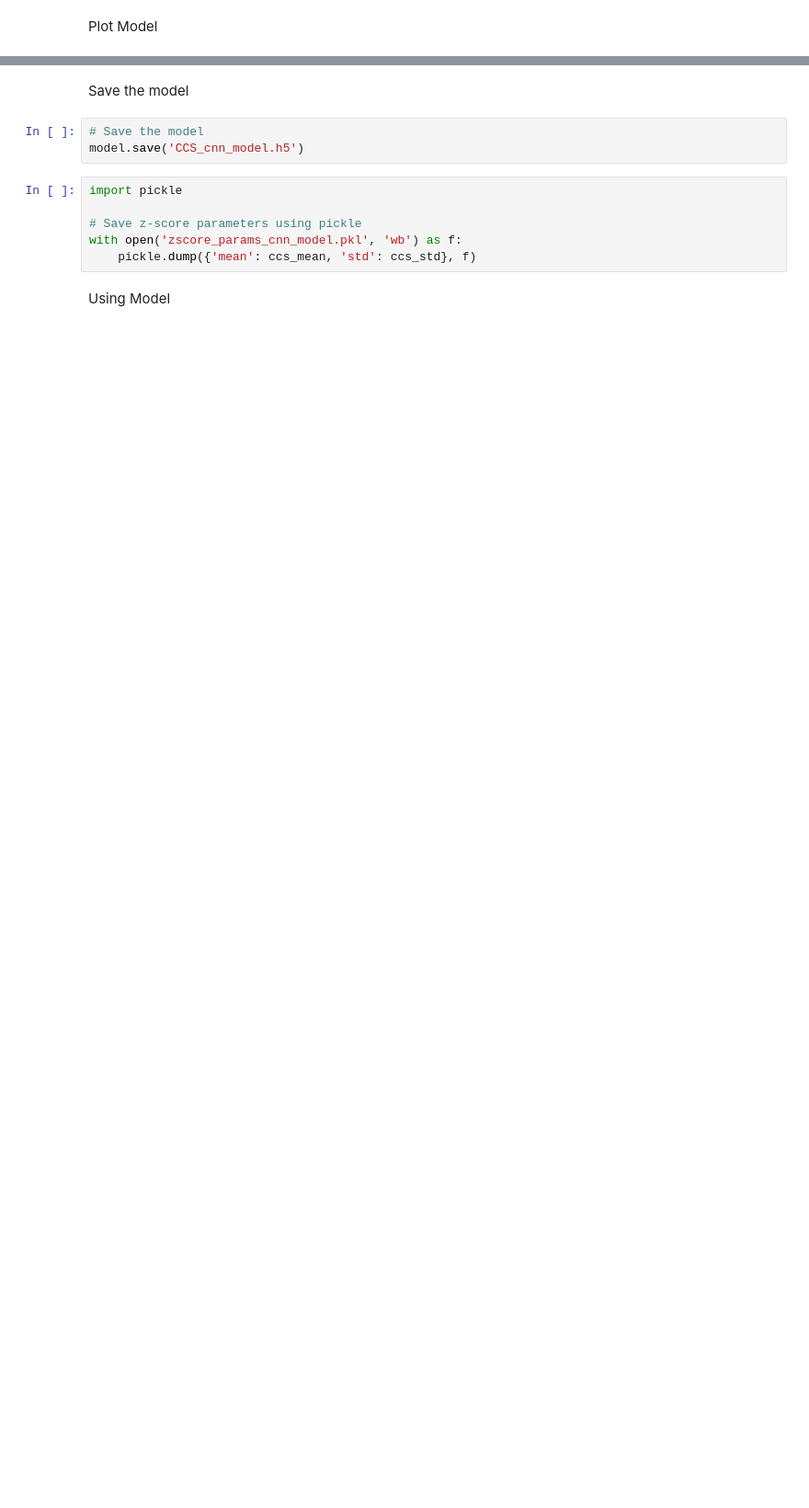
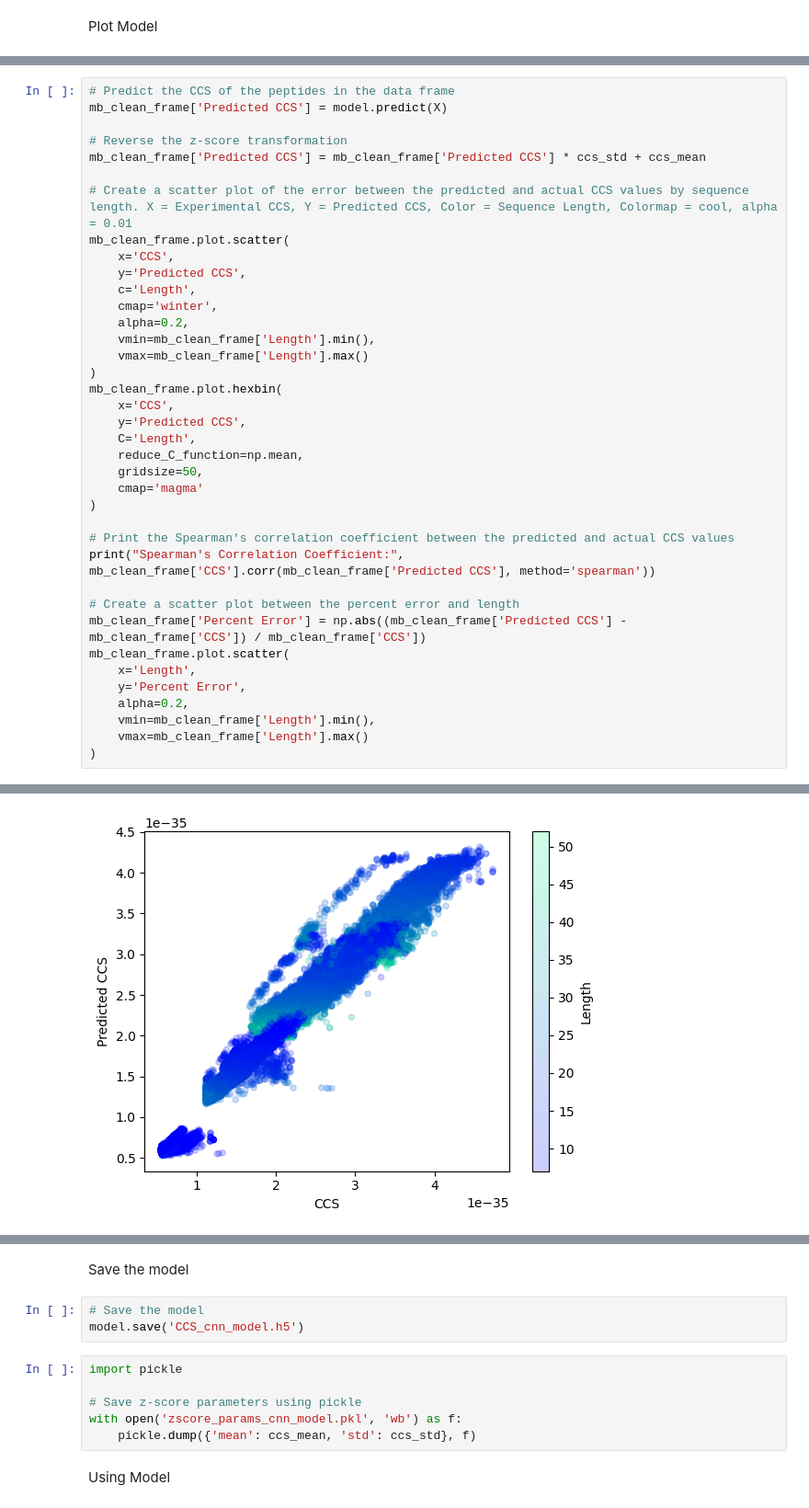
Before and after one commit to IngiumDev/ion-mobility-prediction, a Jupyter notebook: models/CNN/CNN.ipynb, the cells around one changed output, grey strips where cells are left out. Shown at 92% size. Drawn from its saved outputs; the diff is of its cells as text; blank space fills up the shorter version.

```diff
--- a/models/CNN/CNN.ipynb
+++ b/models/CNN/CNN.ipynb
@@ -161,0 +157,39 @@ plt.show()
+# %%
+# Predict the CCS of the peptides in the data frame
+mb_clean_frame['Predicted CCS'] = model.predict(X)
+
+# Reverse the z-score transformation
+mb_clean_frame['Predicted CCS'] = mb_clean_frame['Predicted CCS'] * ccs_std + ccs_mean
+
+# Create a scatter plot of the error between the predicted and actual CCS values by sequence length. X = Experimental CCS, Y = Predicted CCS, Color = Sequence Length, Colormap = cool, alpha = 0.01
+mb_clean_frame.plot.scatter(
+    x='CCS',
+    y='Predicted CCS',
+    c='Length',
+    cmap='winter',
+    alpha=0.2,
+    vmin=mb_clean_frame['Length'].min(),
+    vmax=mb_clean_frame['Length'].max()
+)
+mb_clean_frame.plot.hexbin(
+    x='CCS',
+    y='Predicted CCS',
+    C='Length',
+    reduce_C_function=np.mean,
+    gridsize=50,
+    cmap='magma'
+)
+
+# Print the Spearman's correlation coefficient between the predicted and actual CCS values
+print("Spearman's Correlation Coefficient:", mb_clean_frame['CCS'].corr(mb_clean_frame['Predicted CCS'], method='spearman'))
+
+# Create a scatter plot between the percent error and length
+mb_clean_frame['Percent Error'] = np.abs((mb_clean_frame['Predicted CCS'] - mb_clean_frame['CCS']) / mb_clean_frame['CCS'])
+mb_clean_frame.plot.scatter(
+    x='Length',
+    y='Percent Error',
+    alpha=0.2,
+    vmin=mb_clean_frame['Length'].min(),
+    vmax=mb_clean_frame['Length'].max()
+)
+# %% [output]
@@ -161,0 +199 @@ plt.show()
+[figure, added]
```
Also changed, not shown: parts of 8 cells of this notebook.
